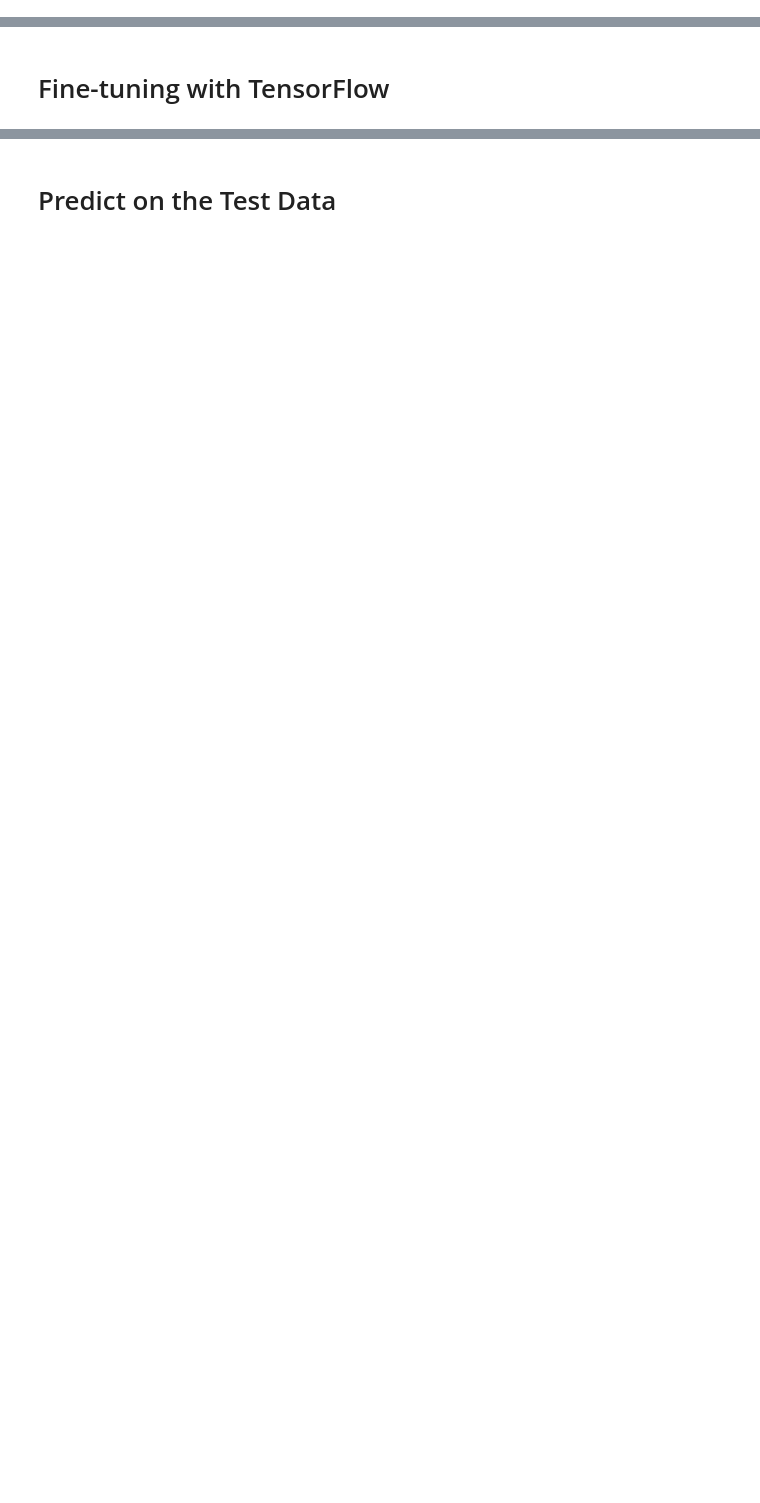
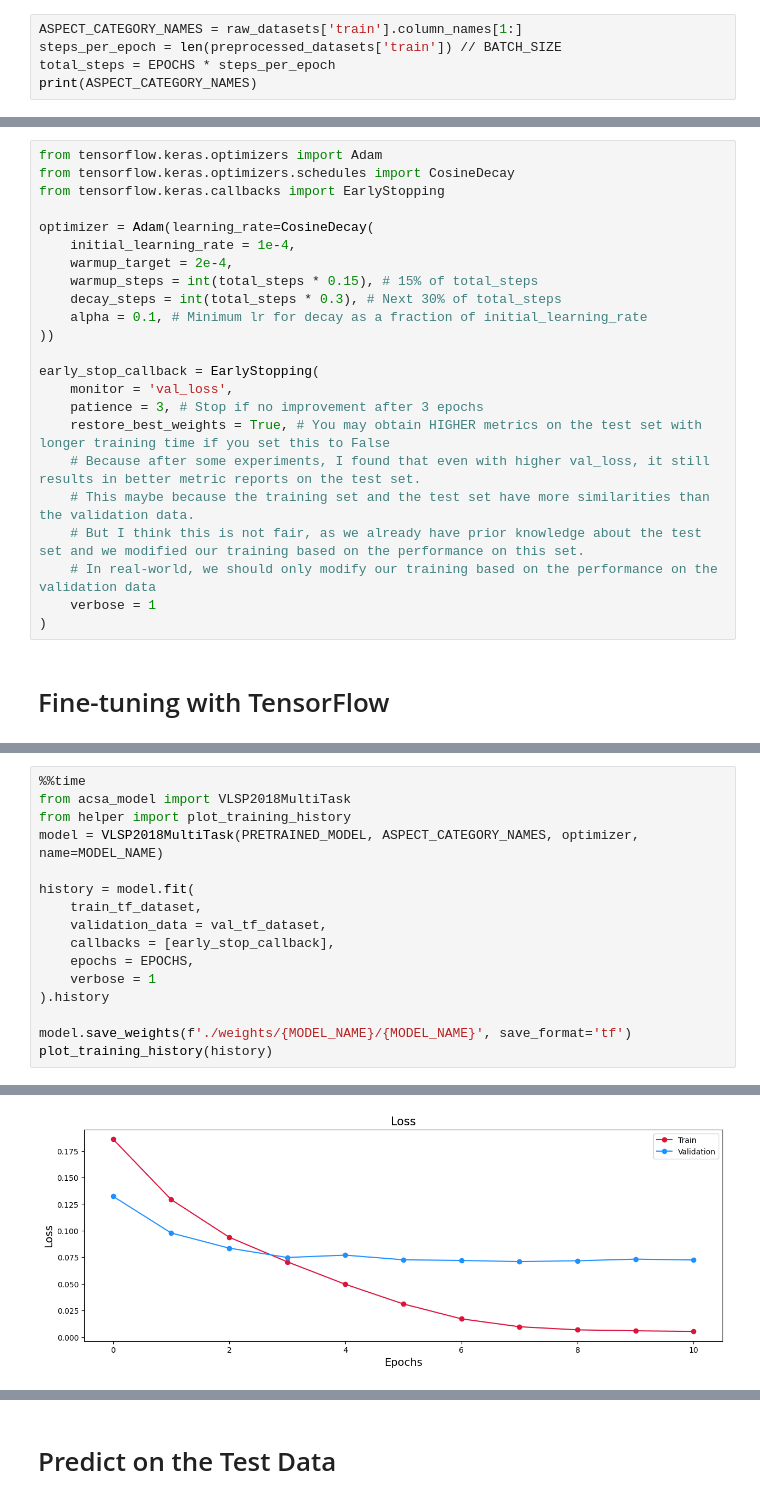
Before and after one commit to ds4v/absa-vlsp-2018, a Jupyter notebook: experiments/Hotel-v1.ipynb, the cells around one changed output, grey strips where cells are left out. Drawn from its saved outputs; the diff is of its cells as text; blank space fills up the shorter version.

```diff
--- a/experiments/Hotel-v1.ipynb
+++ b/experiments/Hotel-v1.ipynb
@@ -173,0 +204,5 @@ VALIDATION_STEPS = len(preprocessed_datasets['val']) // BATCH_SIZE
+# %%
+ASPECT_CATEGORY_NAMES = raw_datasets['train'].column_names[1:]
+steps_per_epoch = len(preprocessed_datasets['train']) // BATCH_SIZE
+total_steps = EPOCHS * steps_per_epoch
+print(ASPECT_CATEGORY_NAMES)
@@ -194,2 +224,25 @@ official.modeling.optimization.legacy_adamw.AdamWeightDecay
+# %%
+from tensorflow.keras.optimizers import Adam
+from tensorflow.keras.optimizers.schedules import CosineDecay
+from tensorflow.keras.callbacks import EarlyStopping
+
+optimizer = Adam(learning_rate=CosineDecay(
+    initial_learning_rate = 1e-4,
+    warmup_target = 2e-4,
+    warmup_steps = int(total_steps * 0.15), # 15% of total_steps
+    decay_steps = int(total_steps * 0.3), # Next 30% of total_steps
+    alpha = 0.1, # Minimum lr for decay as a fraction of initial_learning_rate
+))
+
+early_stop_callback = EarlyStopping(
+    monitor = 'val_loss',
+    patience = 3, # Stop if no improvement after 3 epochs
+    restore_best_weights = True, # You may obtain HIGHER metrics on the test set with longer training time if you set this to False
+    # Because after some experiments, I found that even with higher val_loss, it still results in better metric reports on the test set.
+    # This maybe because the training set and the test set have more similarities than the validation data.
+    # But I think this is not fair, as we already have prior knowledge about the test set and we modified our training based on the performance on this set.
+    # In real-world, we should only modify our training based on the performance on the validation data
+    verbose = 1
+)
 # %% [markdown]
 # Fine-tuning with TensorFlow
@@ -291,0 +249,17 @@ ________________________________________________________________________________
+# %%
+%%time
+from acsa_model import VLSP2018MultiTask
+from helper import plot_training_history
+model = VLSP2018MultiTask(PRETRAINED_MODEL, ASPECT_CATEGORY_NAMES, optimizer, name=MODEL_NAME)
+
+history = model.fit(
+    train_tf_dataset,
+    validation_data = val_tf_dataset,
+    callbacks = [early_stop_callback],
+    epochs = EPOCHS,
+    verbose = 1
+).history
+
+model.save_weights(f'./weights/{MODEL_NAME}/{MODEL_NAME}', save_format='tf')
+plot_training_history(history)
+# %% [output]
@@ -291,0 +293 @@ ________________________________________________________________________________
+[figure, added]
```
Also changed, not shown: parts of 32 cells of this notebook, 4 other files.
